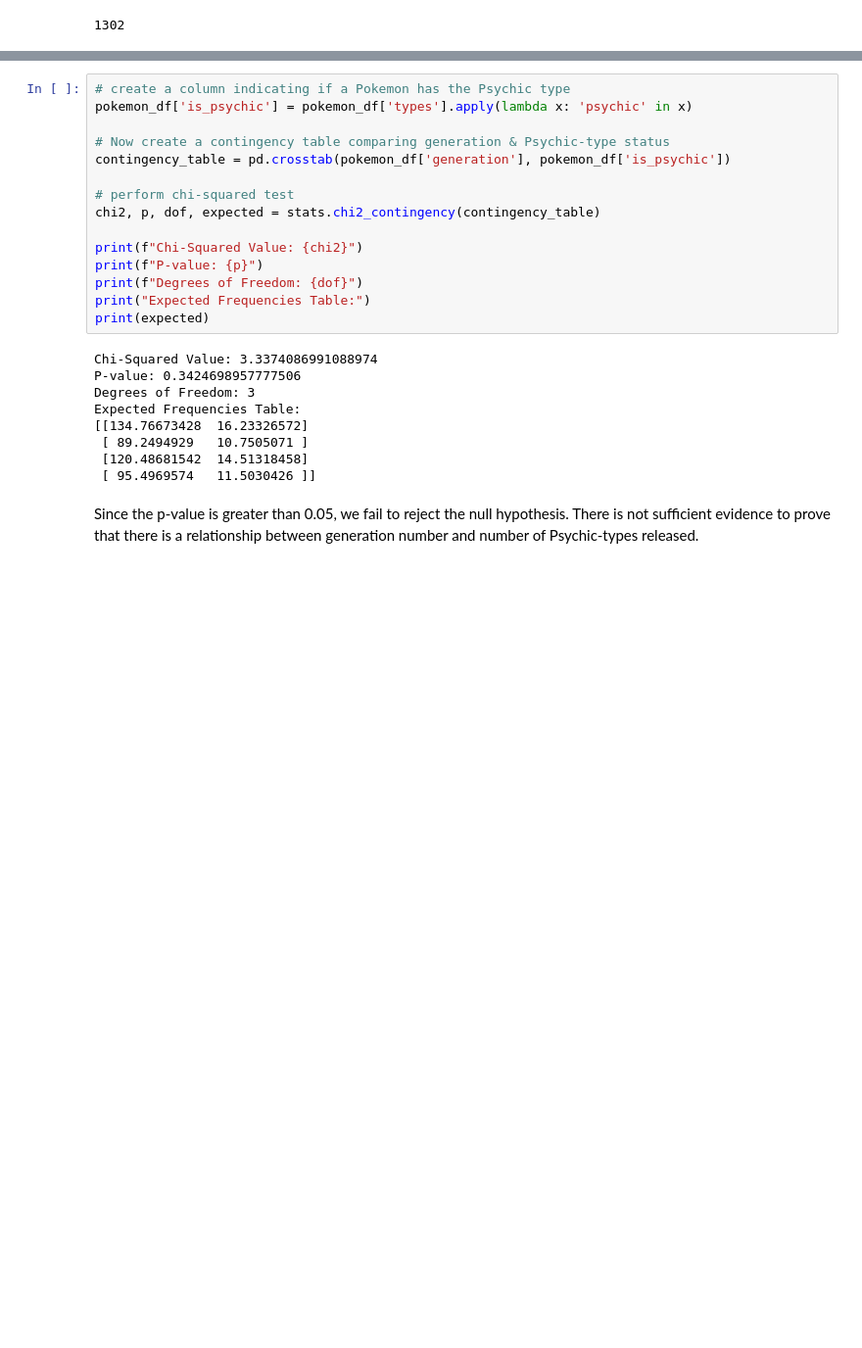
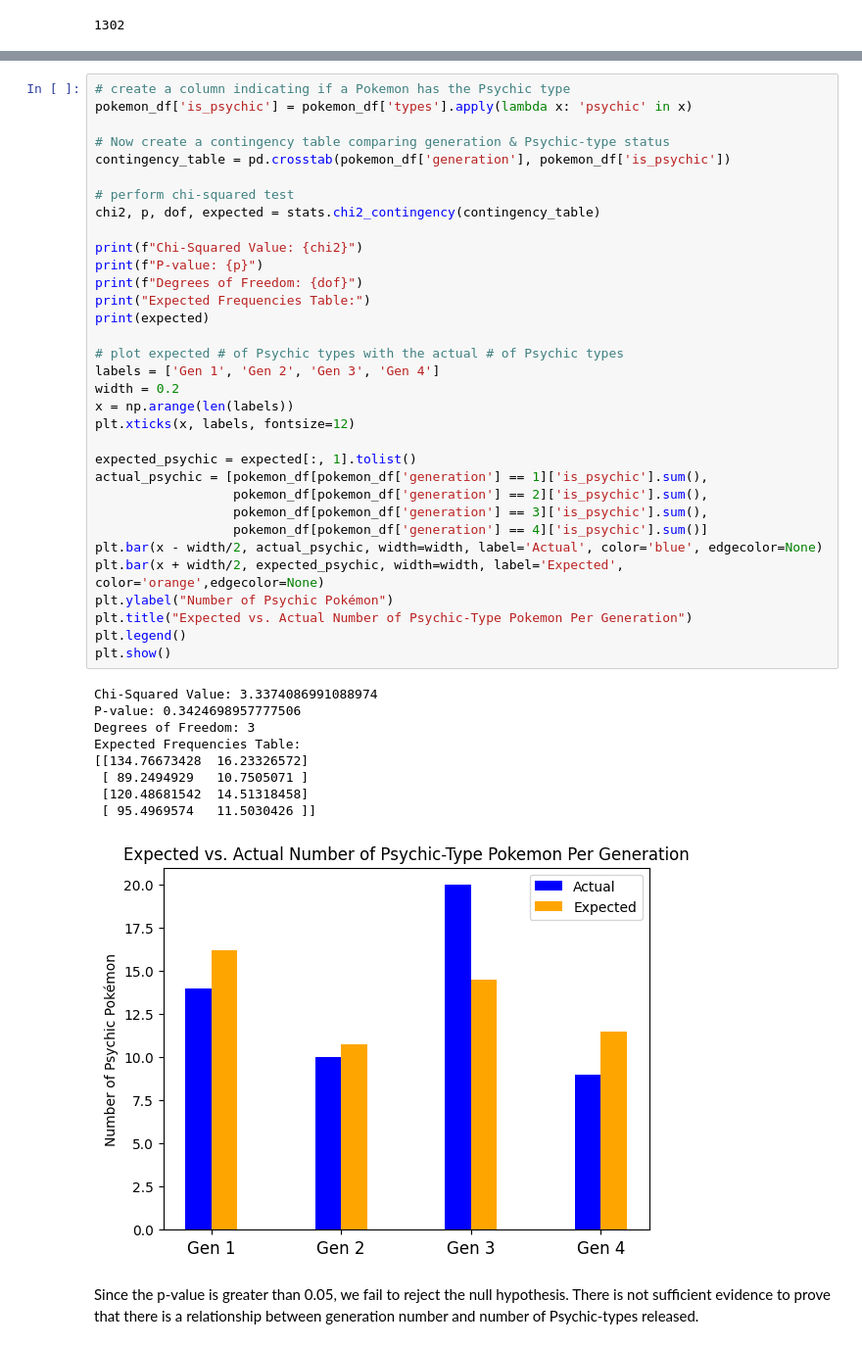
Before and after one commit to Dannypham142/CMSC320-PokeAPI-Final-Project, a Jupyter notebook: PokeAPI_Project.ipynb, the cells around one changed output, grey strips where cells are left out. Shown: that part at 98% size. Saved outputs shown, nothing was run; the diff lists cells and outputs as text; blank space fills up the shorter version.

Commit message:
added plot for psychic-types

```diff
--- a/PokeAPI_Project.ipynb
+++ b/PokeAPI_Project.ipynb
@@ -107,27 +110,46 @@ H_A: There is a relationship between generation and the number of Psychic-type P
 # %%
 # create a column indicating if a Pokemon has the Psychic type
 pokemon_df['is_psychic'] = pokemon_df['types'].apply(lambda x: 'psychic' in x)
 
 # Now create a contingency table comparing generation & Psychic-type status
 contingency_table = pd.crosstab(pokemon_df['generation'], pokemon_df['is_psychic'])
 
 # perform chi-squared test
 chi2, p, dof, expected = stats.chi2_contingency(contingency_table)
 
 print(f"Chi-Squared Value: {chi2}")
 print(f"P-value: {p}")
 print(f"Degrees of Freedom: {dof}")
 print("Expected Frequencies Table:")
 print(expected)
+
+# plot expected # of Psychic types with the actual # of Psychic types
+labels = ['Gen 1', 'Gen 2', 'Gen 3', 'Gen 4']
+width = 0.2
+x = np.arange(len(labels))
+plt.xticks(x, labels, fontsize=12)
+
+expected_psychic = expected[:, 1].tolist()
+actual_psychic = [pokemon_df[pokemon_df['generation'] == 1]['is_psychic'].sum(),
+                  pokemon_df[pokemon_df['generation'] == 2]['is_psychic'].sum(),
+                  pokemon_df[pokemon_df['generation'] == 3]['is_psychic'].sum(),
+                  pokemon_df[pokemon_df['generation'] == 4]['is_psychic'].sum()]
+plt.bar(x - width/2, actual_psychic, width=width, label='Actual', color='blue', edgecolor=None)
+plt.bar(x + width/2, expected_psychic, width=width, label='Expected', color='orange',edgecolor=None)
+plt.ylabel("Number of Psychic Pokémon")
+plt.title("Expected vs. Actual Number of Psychic-Type Pokemon Per Generation")
+plt.legend()
+plt.show()
 # %% [output]
 Chi-Squared Value: 3.3374086991088974
 P-value: 0.3424698957777506
 Degrees of Freedom: 3
 Expected Frequencies Table:
 [[134.76673428  16.23326572]
  [ 89.2494929   10.7505071 ]
  [120.48681542  14.51318458]
  [ 95.4969574   11.5030426 ]]
+[figure, added]
 # %% [markdown]
 Since the p-value is greater than 0.05, we fail to reject the null hypothesis. There is not sufficient evidence to prove that there is a relationship between generation number and number of Psychic-types released.
 # %% [markdown]
```
Also changed, not shown: parts of 2 cells of this notebook.
